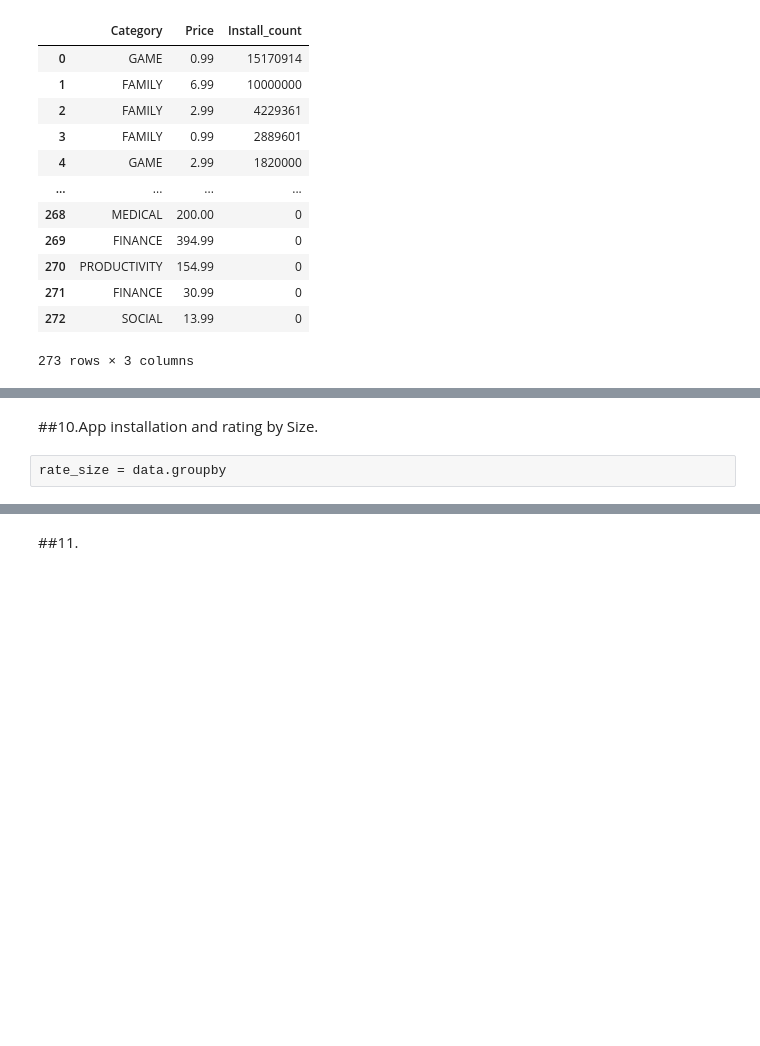
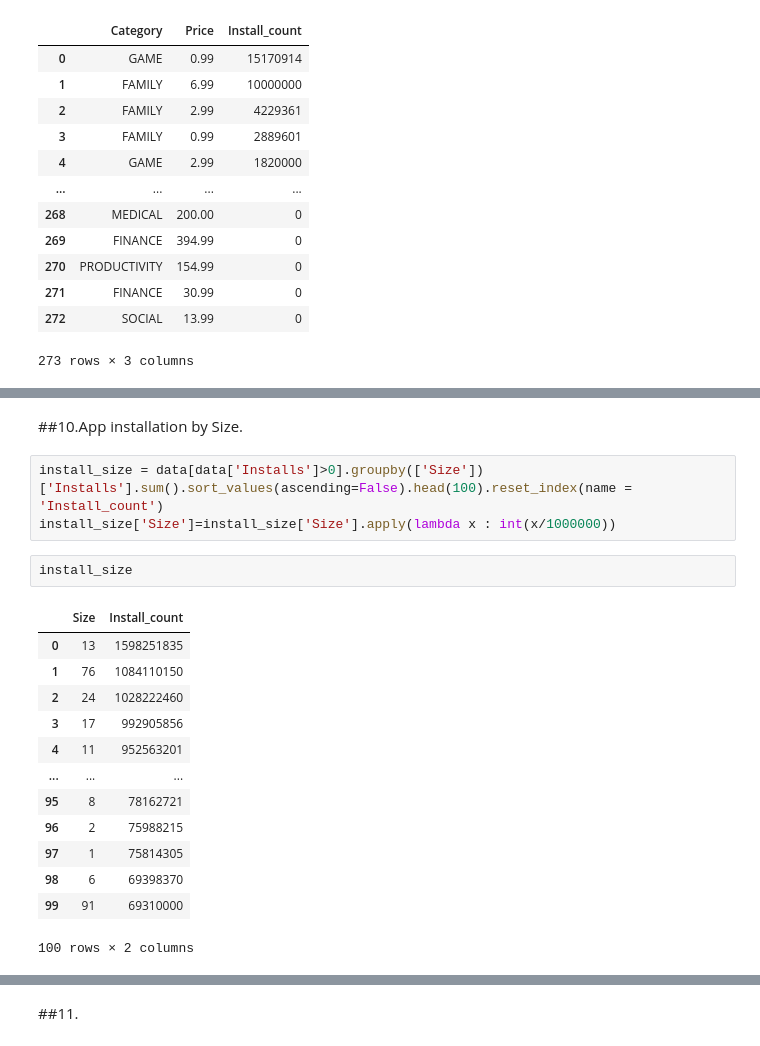
Before and after one commit to lokeshtokas/EDA-Play-Store, a Jupyter notebook: Play_Store_App_Review_Analysis_Capstone_Project.ipynb, the cells around one changed output, grey strips where cells are left out. Saved outputs shown, nothing was run; the diff lists cells and outputs as text; blank space fills up the shorter version.

```diff
--- a/Play_Store_App_Review_Analysis_Capstone_Project.ipynb
+++ b/Play_Store_App_Review_Analysis_Capstone_Project.ipynb
@@ -694,6 +699,23 @@ px.scatter(paid_price_install, x='Price', y='Install_count', size="Install_count
 # %% [output]
 [interactive output not drawn]
 # %% [markdown]
-##10.App installation and rating by Size.
+##10.App installation by Size.
-# %%
-rate_size = data.groupby
+# %%
+install_size = data[data['Installs']>0].groupby(['Size'])['Installs'].sum().sort_values(ascending=False).head(100).reset_index(name = 'Install_count')
+install_size['Size']=install_size['Size'].apply(lambda x : int(x/1000000))
+# %%
+install_size
+# %% [output]
+|  | Size | Install_count |
+| 0 | 13 | 1598251835 |
+| 1 | 76 | 1084110150 |
+| 2 | 24 | 1028222460 |
+| 3 | 17 | 992905856 |
+| 4 | 11 | 952563201 |
+| ... | ... | ... |
+| 95 | 8 | 78162721 |
+| 96 | 2 | 75988215 |
+| 97 | 1 | 75814305 |
+| 98 | 6 | 69398370 |
+| 99 | 91 | 69310000 |
+100 rows × 2 columns
```
Also changed, not shown: parts of 4 cells of this notebook.
